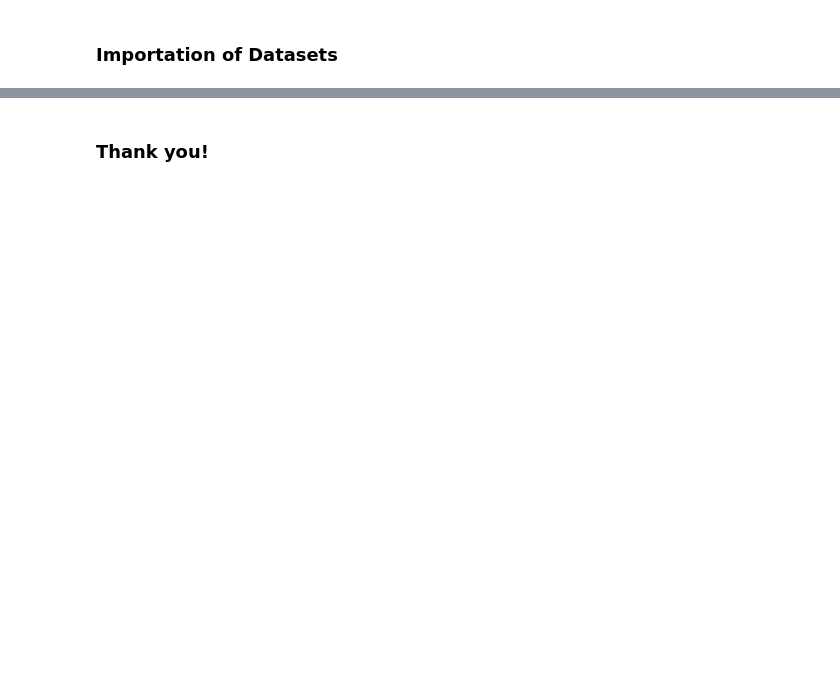
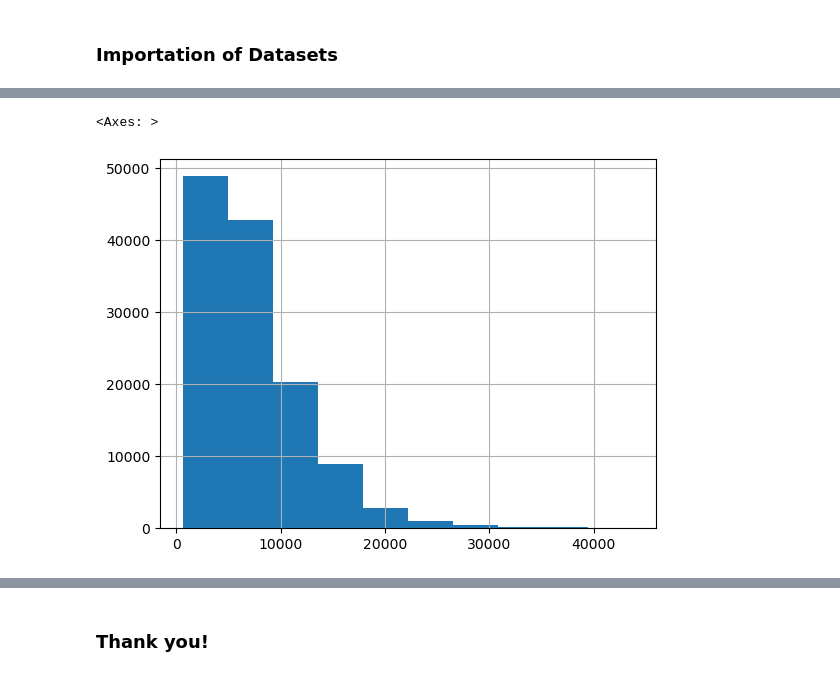
Before and after one commit to Nkeeydata/car_Prediction_Challenge, a Jupyter notebook: D_S_NChallenge.ipynb, the cells around one changed output, grey strips where cells are left out. Cells and saved outputs as stored; diff of their text form; code cells hidden in the pictures; blank space fills up the shorter version.

```diff
--- a/D_S_NChallenge.ipynb
+++ b/D_S_NChallenge.ipynb
@@ -607,0 +565,16 @@
+# %%
+n_splits = 6
+kf = KFold(n_splits=n_splits, shuffle=True, random_state=42)
+
+xgb_predictions = np.zeros(len(scaled_train_data))
+xgb_true_labels = np.zeros(len(scaled_train_data))
+xgb_test_predictions = np.zeros(len(scaled_test_data))
+
+for fold, (train_idx, val_idx) in enumerate(kf.split(scaled_train_data, y)):
+    print(f"Training fold {fold + 1}/{n_splits}...")
+
+    X_train, X_val = scaled_train_data[train_idx], scaled_train_data[val_idx]
+    y_train, y_val = y.iloc[train_idx], y.iloc[val_idx]
+
+    xgb_model = XGBRegressor(eval_metric='rmse', **xgb_params)
+    xgb_model.fit(X_train, y_train, eval_set=[(X_val, y_val)], verbose=False)
@@ -607,0 +588,9 @@
+# %%
+xgb_fold_preds = xgb_model.predict(X_val)
+xgb_fold_test_preds = xgb_model.predict(scaled_test_data)
+xgb_predictions[val_idx] = xgb_fold_preds
+xgb_true_labels[val_idx] = y_val
+xgb_test_predictions += xgb_fold_test_preds / n_splits
+
+fold_rmse = np.sqrt(mean_squared_error(y_val, xgb_fold_preds))
+print(f"Fold {fold + 1} RMSE: {fold_rmse:.4f}")
@@ -607,0 +614,4 @@
+# %%
+df_sub['price']= lgbm_test_predictions*0.66+xgb_test_predictions*0.34
+# %%
+df_sub['price']=xgb_test_predictions
@@ -607,0 +637,5 @@
+# %%
+df_sub['price'].hist()
+# %% [output]
+<Axes: >
+[figure, added]
```
Also changed, not shown: parts of 155 cells of this notebook.
